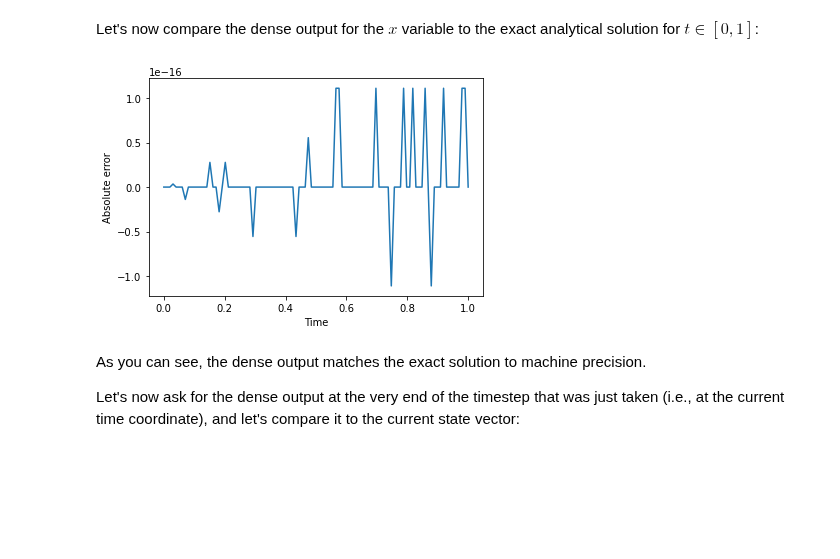
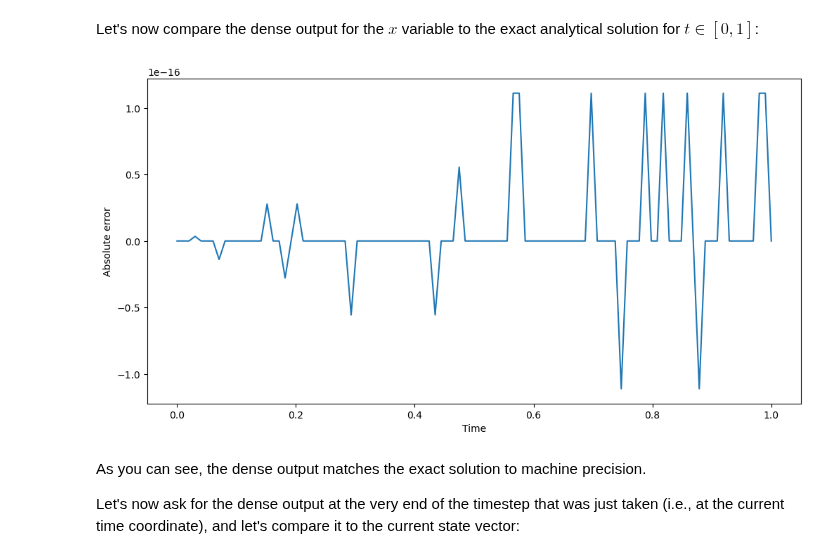
Before and after one commit to bluescarni/heyoka.py, a Jupyter notebook: doc/notebooks/Dense output.ipynb, the cells around one changed output. Cells and saved outputs as stored; diff of their text form; code cells hidden in the pictures; blank space fills up the shorter version.

```diff
--- a/doc/notebooks/Dense output.ipynb
+++ b/doc/notebooks/Dense output.ipynb
@@ -129,21 +138,21 @@ array([0.47942554, 0.87758256])
 Let's now compare the dense output for the $x$ variable to the exact analytical solution for $t \in \left[ 0, 1 \right]$:
 # %%
 from matplotlib.pylab import plt
-plt.rcParams["figure.figsize"] = (12,6)
 
 # Construct a time grid from t=0 to t=1.
 t_grid = np.linspace(0, 1, 100)
 
 # Compute the dense output for the x variable
 # over the time grid.
 x_d_out = np.array([ta.update_d_output(t)[0] for t in t_grid])
 
 # Compare it to the exact solution.
+fig = plt.figure(figsize=(12, 6))
 plt.plot(t_grid, (x_d_out - np.sin(t_grid)))
 plt.xlabel("Time")
 plt.ylabel("Absolute error");
 # %% [output]
-[figure, old version]
+[figure, new version]
 # %% [markdown]
 As you can see, the dense output matches the exact solution to machine precision.
 
```
Also changed, not shown: parts of 8 cells of this notebook.
